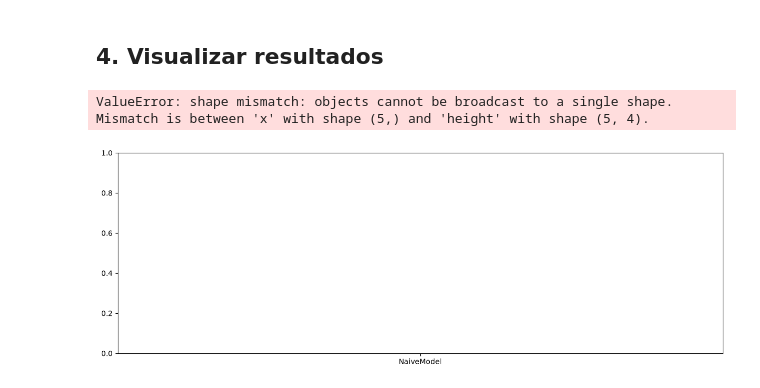
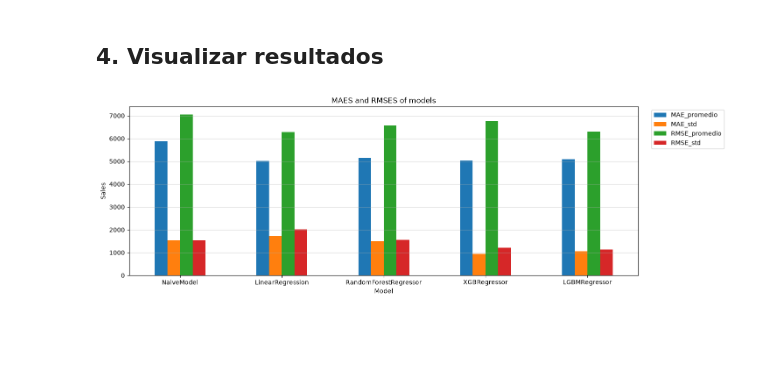
Before and after one commit to charligram/1_analisis_ventas, a Jupyter notebook: notebooks/03_modeling.ipynb, the cells around one changed output. Drawn from its saved outputs; the diff is of its cells as text; code cells hidden in the pictures; blank space fills up the shorter version.

Commit message:
Visualization of MAES and RMSES

```diff
--- a/notebooks/03_modeling.ipynb
+++ b/notebooks/03_modeling.ipynb
@@ -161,14 +161,27 @@ df_cv
 # %% [markdown]
 ## 4. Visualizar resultados
 # %%
-df_resultados = df_cv.drop(columns=['modelo'])
+stats_columns_names = df_cv.drop(columns=['modelo']).columns
 # %%
-plt.figure(figsize=(15, 5))
+ax = df_cv.plot(
+    kind='bar',
+    x='modelo',
+    y=stats_columns_names,
+    figsize=(15, 5)
+)
 
-plt.bar(
-    x=df_cv['modelo'],
-    height=df_resultados
+plt.title('MAES and RMSES of models')
+plt.xlabel('Model')
+plt.ylabel('Sales')
+
+# Ajustar grid de forma manual
+ax.grid(
+    axis='y',
+    alpha=0.5
 )
+
+ax.legend(bbox_to_anchor=(1.02, 1))
+
+plt.tick_params(rotation=0)
 # %% [output]
-ValueError: shape mismatch: objects cannot be broadcast to a single shape.  Mismatch is between 'x' with shape (5,) and 'height' with shape (5, 4).
-[figure, old version]
+[figure, new version]
```
